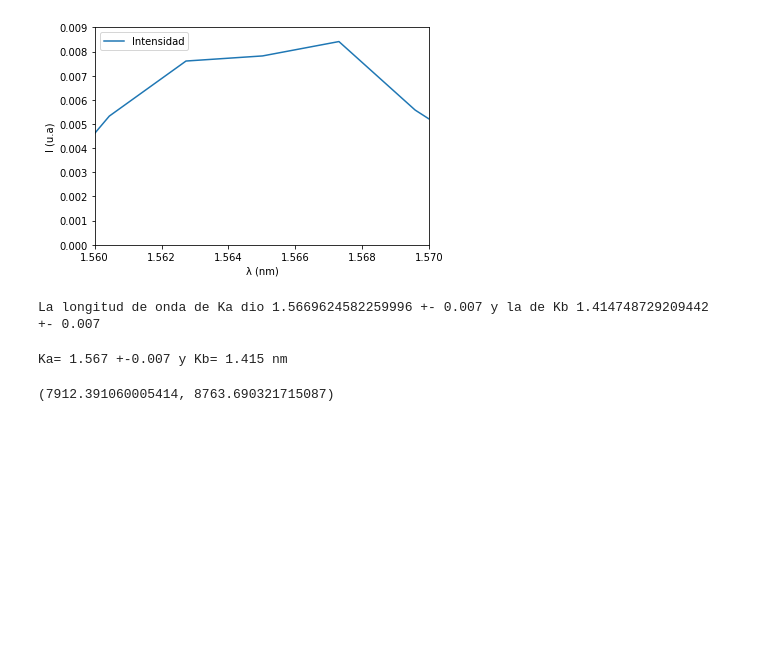
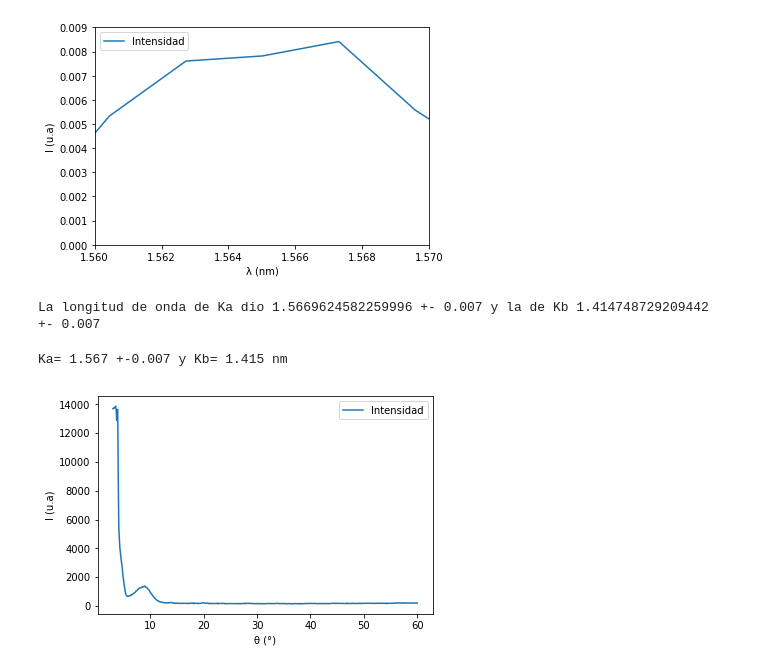
Before and after one commit to diegotg2000/RayosX, a Jupyter notebook: Analisis.ipynb, the cells around one changed output. Drawn from its saved outputs; the diff is of its cells as text; code cells hidden in the pictures; blank space fills up the shorter version.

```diff
--- a/Analisis.ipynb
+++ b/Analisis.ipynb
@@ -133,7 +133,15 @@ La longitud de onda de Ka dio 1.5669624582259996 +- 0.007 y la de Kb 1.414748729
 print('Ka=', 1.567,'+-0.007 y Kb=', 1.415, 'nm')
 # %% [output]
 Ka= 1.567 +-0.007 y Kb= 1.415 nm
-# %%
-Ealp, Ebet #Con esto ya obtenemos valores de energías para primer orden (en eV)
-# %% [output]
-(7912.391060005414, 8763.690321715087)
+# %%
+#Análisis para el cristal KBr
+theta=np.loadtxt("esp_cara_cobre_KBr.txt", usecols=0)
+I=np.loadtxt("esp_cara_cobre_KBr.txt", usecols=1)
+plt.figure(figsize=(6,4))
+plt.plot(theta, I, label='Intensidad')
+plt.xlabel('\u03b8 (°)')
+plt.ylabel('I (u.a)')
+plt.legend()
+plt.savefig('inteanguloKBr.png')
+# %% [output]
+[figure, added]
```
Also changed, not shown: parts of 4 cells of this notebook, 5 other files.
